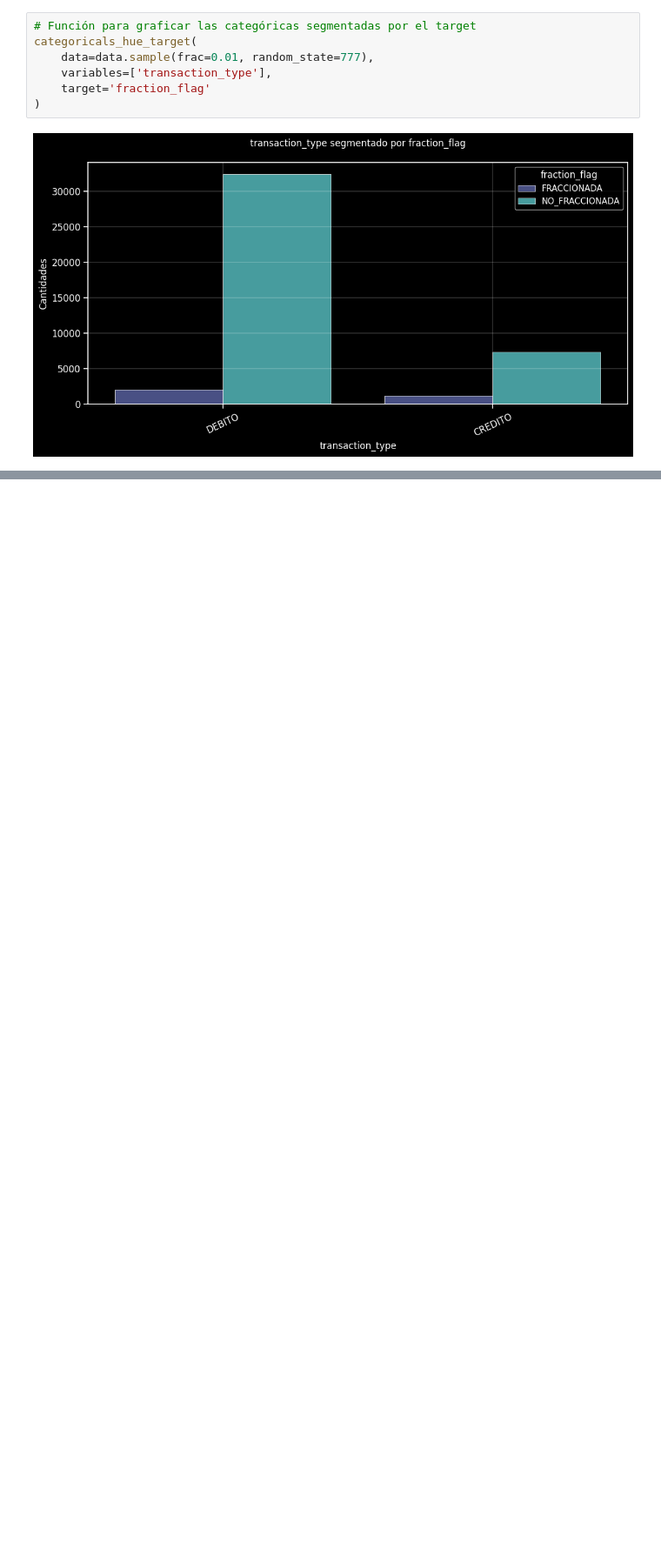
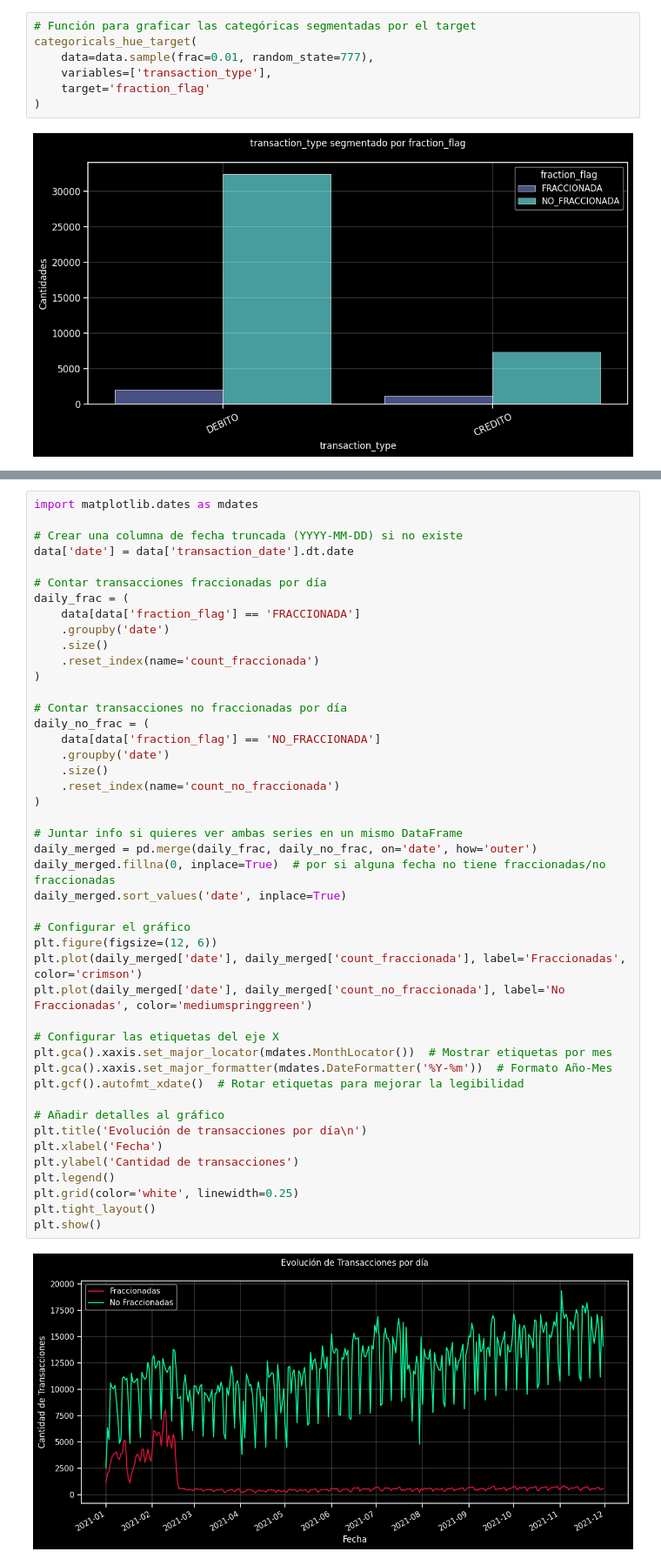
Before and after one commit to jorge-robledo11/Transacciones-Nequi, a Jupyter notebook: src/notebooks/03_eda.ipynb, the cells around one changed output, grey strips where cells are left out. Shown at 87% size. Drawn from its saved outputs; the diff is of its cells as text; blank space fills up the shorter version.

```diff
--- a/src/notebooks/03_eda.ipynb
+++ b/src/notebooks/03_eda.ipynb
@@ -158,0 +155,47 @@ plt.show()
+# %%
+import matplotlib.dates as mdates
+
+# Crear una columna de fecha truncada (YYYY-MM-DD) si no existe
+data['date'] = data['transaction_date'].dt.date
+
+# Contar transacciones fraccionadas por día
+daily_frac = (
+    data[data['fraction_flag'] == 'FRACCIONADA']
+    .groupby('date')
+    .size()
+    .reset_index(name='count_fraccionada')
+)
+
+# Contar transacciones no fraccionadas por día
+daily_no_frac = (
+    data[data['fraction_flag'] == 'NO_FRACCIONADA']
+    .groupby('date')
+    .size()
+    .reset_index(name='count_no_fraccionada')
+)
+
+# Juntar info si quieres ver ambas series en un mismo DataFrame
+daily_merged = pd.merge(daily_frac, daily_no_frac, on='date', how='outer')
+daily_merged.fillna(0, inplace=True)  # por si alguna fecha no tiene fraccionadas/no fraccionadas
+daily_merged.sort_values('date', inplace=True)
+
+# Configurar el gráfico
+plt.figure(figsize=(12, 6))
+plt.plot(daily_merged['date'], daily_merged['count_fraccionada'], label='Fraccionadas', color='crimson')
+plt.plot(daily_merged['date'], daily_merged['count_no_fraccionada'], label='No Fraccionadas', color='mediumspringgreen')
+
+# Configurar las etiquetas del eje X
+plt.gca().xaxis.set_major_locator(mdates.MonthLocator())  # Mostrar etiquetas por mes
+plt.gca().xaxis.set_major_formatter(mdates.DateFormatter('%Y-%m'))  # Formato Año-Mes
+plt.gcf().autofmt_xdate()  # Rotar etiquetas para mejorar la legibilidad
+
+# Añadir detalles al gráfico
+plt.title('Evolución de transacciones por día\n')
+plt.xlabel('Fecha')
+plt.ylabel('Cantidad de transacciones')
+plt.legend()
+plt.grid(color='white', linewidth=0.25)
+plt.tight_layout()
+plt.show()
+# %% [output]
+[figure, added]
```
Also changed, not shown: parts of 4 cells of this notebook, 8 other files.
